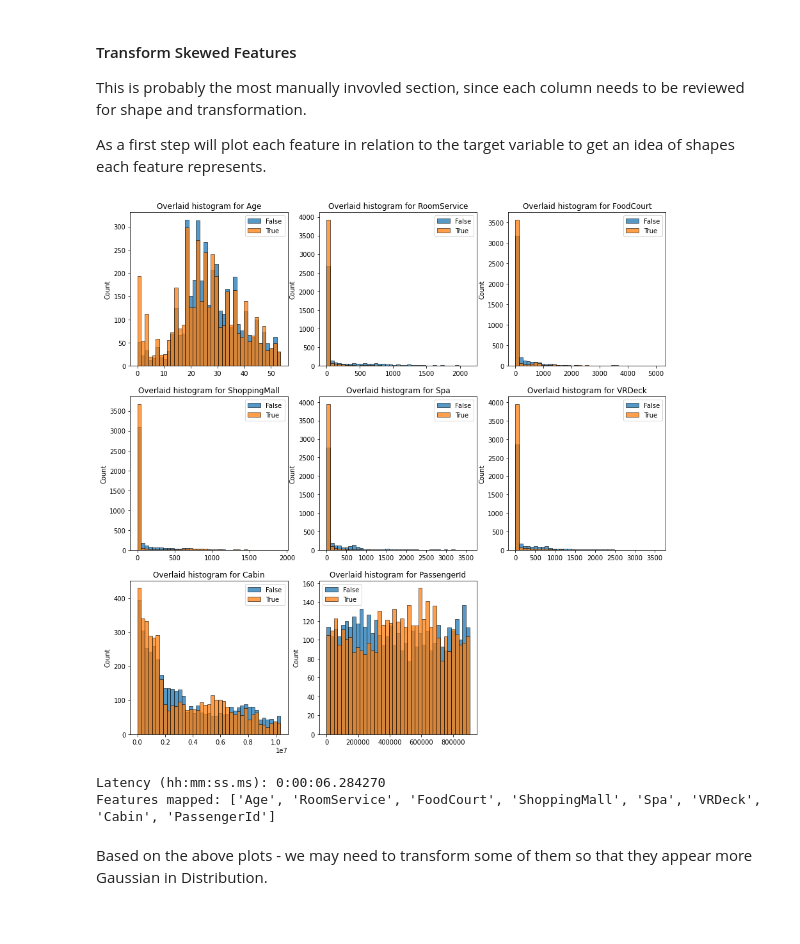
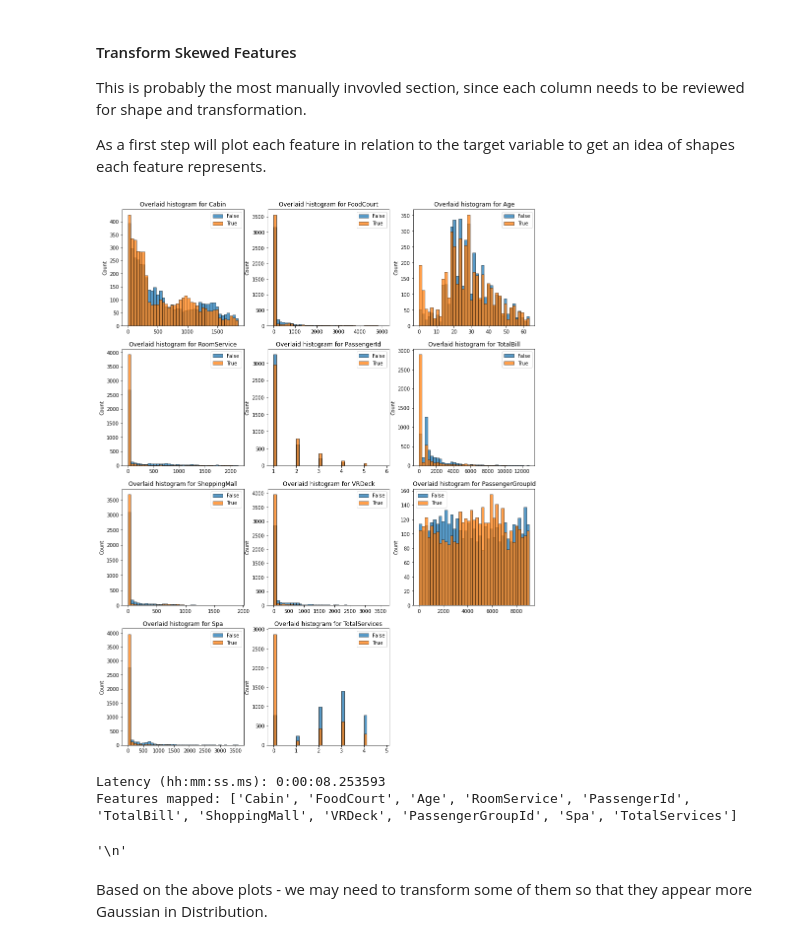
Before and after one commit to edelauna/a-notebook-for-your-augury, a Jupyter notebook: A_Notebook_for_your_Augury.ipynb, the cells around one changed output. Cells and saved outputs as stored; diff of their text form; code cells hidden in the pictures.

```diff
--- a/A_Notebook_for_your_Augury.ipynb
+++ b/A_Notebook_for_your_Augury.ipynb
@@ -37,7 +37,7 @@ Goal:
 class Augury:
   def constructor():
     """
-    Decorator which adds funcs to this class
+    'Decorator' which adds funcs to this class
     """
     def decorator(*funcs):
       for func in funcs:
@@ -653,16 +851,0 @@ Categorical Columns:
-# %%
-# Based on report seems to be a pretty even split for null rows
-# I'm going to add some 3 categorical value for this columns
-# Will not include Name
-CATEGORICALS_HANDLE_NULLS = [{
-    "columns": ["HomePlanet", "CryoSleep", "Destination", "VIP"],
-    "value" : "SomeThirdValue"
-},{
-    "columns": ['Cabin'],
-    "value" : "A/0/A"
-}]
-"""
-"""
-augur.add_null_rules(CATEGORICALS_HANDLE_NULLS, remove_existing=False)
-augur.process_nulls()
-augur.data_clean.head()
@@ -682,15 +851,0 @@ Based on Data Exploration will do the following:
-# %%
-# Leaving in some rough work on setting up transformations
-# Assuming character distance via asci code is appropriate distance to use.
-def cabin_to_continuous(x):
-  result = 1
-  c = 1
-  pcs = x.split('/')
-  for _c in pcs[0]:
-    result *= ord(_c)
-  result *= int(pcs[1]) + c
-  for _c in pcs[2]:
-    result *= ord(_c)
-  return result
-x = augur.data_clean['Cabin_clean'].apply(cabin_to_continuous)
-x
@@ -710,4 +851,0 @@ Name: Cabin_clean, Length: 8693, dtype: int64
-# %%
-# Assuming _id's have been applied in some non-random interval
-x = augur.data_categorical['PassengerId'].apply(lambda x: int(x))
-x
@@ -835,7 +960,7 @@ The goal of this function is to help visualize the data.
 """
 def continuous_shape_report(self, plt=plt, dt=dt, sns=sns, np=np):
   continuous_features, data_clean, label, labels_unique = \
-    self._attr('continuous_features', 'data_clean', 'label', 'labels_unique')
+    self._attr('continuous_features_', 'data_clean_', 'label_', 'labels_unique_')
   num_rows = len(continuous_features) // 3 + (len(continuous_features) % 3 > 0)
   fig,axes = plt.subplots(num_rows,3, figsize=(15,5 * num_rows))
   prop_cycle = plt.rcParams['axes.prop_cycle']
@@ -843,37 +968,39 @@ def continuous_shape_report(self, plt=plt, dt=dt, sns=sns, np=np):
   colors_len = len(colors)
   row_i, col_i = 0, 0
   start_ = dt.now()
   for feature in continuous_features:
     column_ = "%s_clean" % feature
     bars = [data_clean[data_clean[label] == _label][column_]
                  for _label in labels_unique]
     xmin = min([_bar.min() for _bar in bars])
     xmax = max([_bar.max() for _bar in bars])
     width = (xmax - xmin) / 40
     ax = axes[row_i,col_i]
     for _i, _bar in enumerate(bars):
       sns.histplot(list(_bar), color=colors[_i % len(colors)],bins=np.arange(xmin,xmax,width), ax=ax)
     ax.legend(labels_unique)
     ax.title.set_text('Overlaid histogram for {}'.format(feature))
     col_i = (col_i + 1) % 3
     row_i = row_i + 1 if col_i % 3 == 0 else row_i
   # Clean up any empty columns
   while not col_i % 3 == 0:
     axes[row_i,col_i].set_axis_off()
     col_i += 1
   #plt.tight_layout()
   plt.show()
   # Tracking latency since it's a bit of long running function.
   print("Latency (hh:mm:ss.ms): {}".format(dt.now() - start_))
   print("Features mapped: {}".format(continuous_features))
 Augury.constructor()(continuous_shape_report)
+augur.continuous_shape_report()
 """
 """
-augur.continuous_shape_report()
+# Graphs to review shape of continuous features
 # %% [output]
-[figure, old version]
+[figure, new version]
-Latency (hh:mm:ss.ms): 0:00:06.284270
-Features mapped: ['Age', 'RoomService', 'FoodCourt', 'ShoppingMall', 'Spa', 'VRDeck', 'Cabin', 'PassengerId']
+Latency (hh:mm:ss.ms): 0:00:08.253593
+Features mapped: ['Cabin', 'FoodCourt', 'Age', 'RoomService', 'PassengerId', 'TotalBill', 'ShoppingMall', 'VRDeck', 'PassengerGroupId', 'Spa', 'TotalServices']
+'\n'
 # %% [markdown]
 Based on the above plots - we may need to transform some of them so that they appear more Gaussian in Distribution.
 # %%
```
Also changed, not shown: parts of 70 cells of this notebook.
